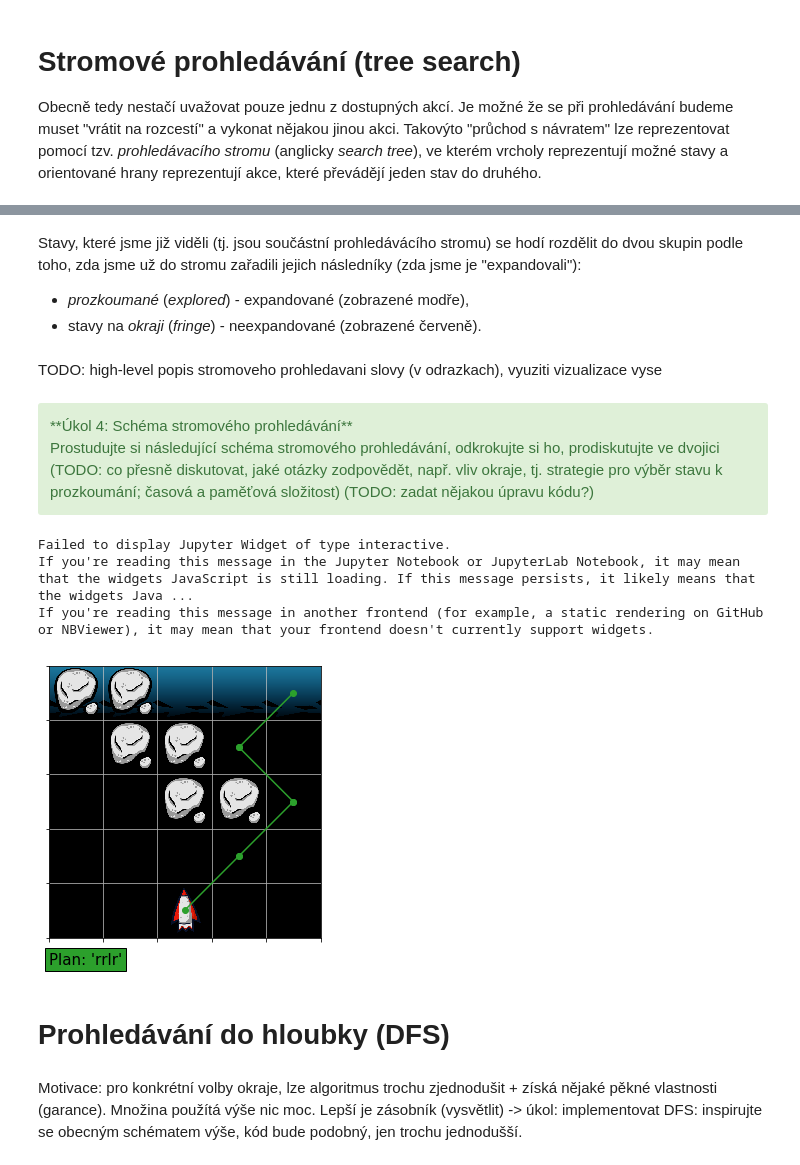
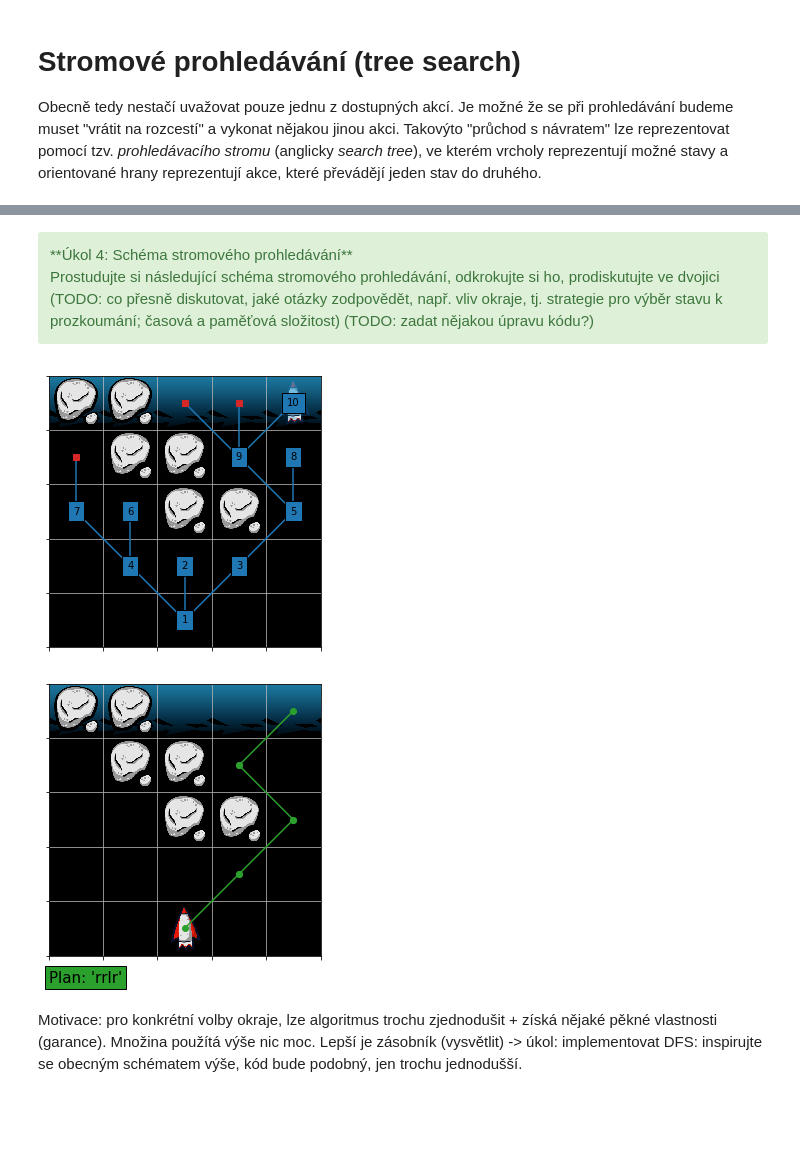
Before and after one commit to effa/ai-search-workshop, a Jupyter notebook: solution.ipynb, the cells around one changed output, grey strips where cells are left out. Drawn from its saved outputs; the diff is of its cells as text; code cells hidden in the pictures; blank space fills up the shorter version.

```diff
--- a/solution.ipynb
+++ b/solution.ipynb
@@ -288,9 +477,3 @@ with visualize_search(s0, interactive=False):
-# %% [markdown]
-Stavy, které jsme již viděli (tj. jsou součástní prohledávácího stromu) se hodí rozdělit do dvou skupin podle toho, zda jsme už do stromu zařadili jejich následníky (zda jsme je "expandovali"):
-* *prozkoumané* (*explored*) - expandované (zobrazené modře),
-* stavy na *okraji* (*fringe*) - neexpandované (zobrazené červeně).
-# %% [markdown]
-TODO: high-level popis stromoveho prohledavani slovy (v odrazkach), vyuziti vizualizace vyse
 # %% [markdown]
 <div class="alert alert-block alert-success">
 **Úkol 4: Schéma stromového prohledávání**<br/>
@@ -308,40 +491,36 @@ def tree_search(initial_state, Fringe):
     # UPDATE: Do okraje ukladame dvojice (stav, plan), kde plan popisuje,
     # jak se dostat do uvedeneho stavu z pocatecniho stavu.
     fringe = Fringe([initial_state])
     plans = {initial_state: ''}
     while fringe:
         # Vyber jednoho stavu z okraje.
         state = fringe.pop()
         # Pokud je tento stav cilovy, muzeme prohledavani ukoncit.
         if is_goal(state):
             log_search_step(state, fringe)
             return plans[state]
         # Pokud neni, expandujeme tento stav, tj. pridame na okraj
         # vsechny jeho nasledniky.
         for action in actions(state):
             next_state = move(state, action)
             plans[next_state] = plans[state] + action
             fringe.add(next_state)
         log_search_step(state, fringe)
 
 
 state = parse_state(
 '|A|A| | | |'
 '| |A|A| | |'
 '| | |A|A| |'
 '| | | | | |'
 '| | |S| | |')
-with visualize_search(state, interactive=True):
+with visualize_search(state, interactive=False):
     # Jako okraj muzeme pouzit napriklad mnozinu.
     plan = tree_search(state, Fringe=set)
 show_plan(state, plan)
 # %% [output]
-Failed to display Jupyter Widget of type interactive.
-If you're reading this message in the Jupyter Notebook or JupyterLab Notebook, it may mean that the widgets JavaScript is still loading. If this message persists, it likely means that the widgets Java ...
-If you're reading this message in another frontend (for example, a static rendering on GitHub or NBViewer), it may mean that your frontend doesn't currently support widgets.
-[figure, old version]
+[figure, new version]
+[figure, added]
-# %% [markdown]
-# Prohledávání do hloubky (DFS)
 # %% [markdown]
 Motivace: pro konkrétní volby okraje, lze algoritmus trochu zjednodušit + získá nějaké pěkné vlastnosti (garance). Množina použítá výše nic moc. Lepší je zásobník (vysvětlit) -> úkol: implementovat DFS: inspirujte se obecným schématem výše, kód bude podobný, jen trochu jednodušší.
 # %%
```
Also changed, not shown: parts of 16 cells of this notebook.
